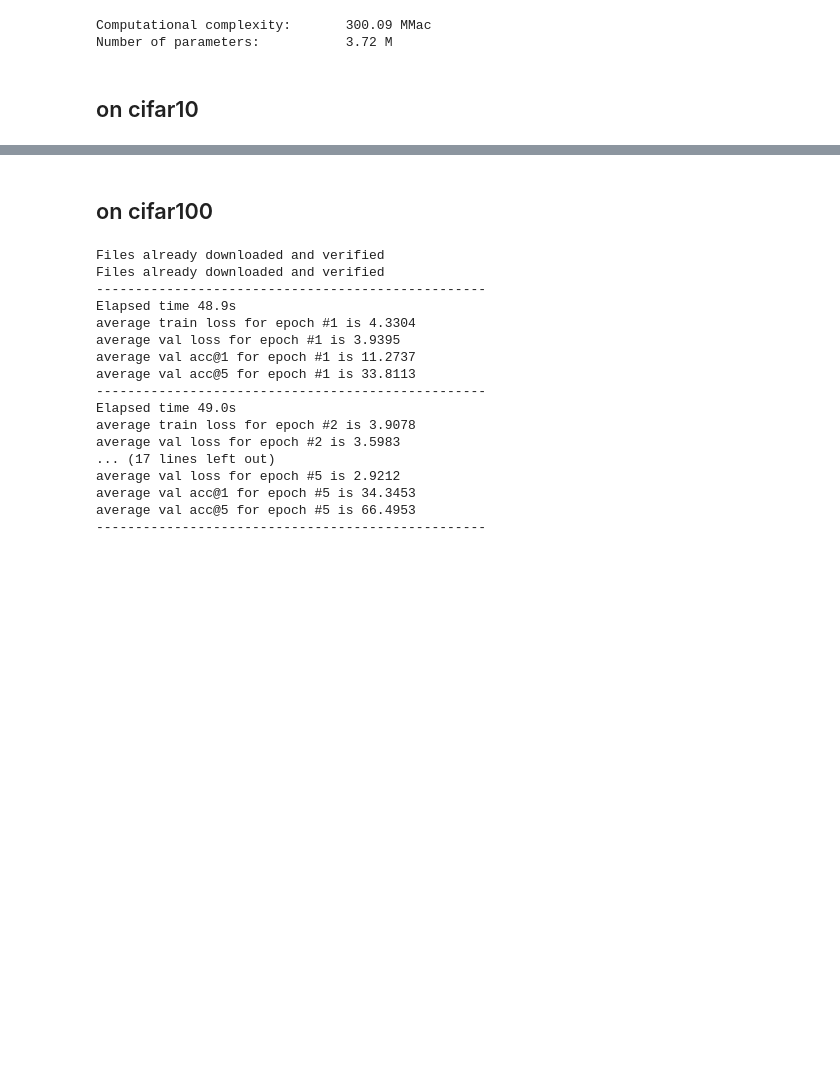
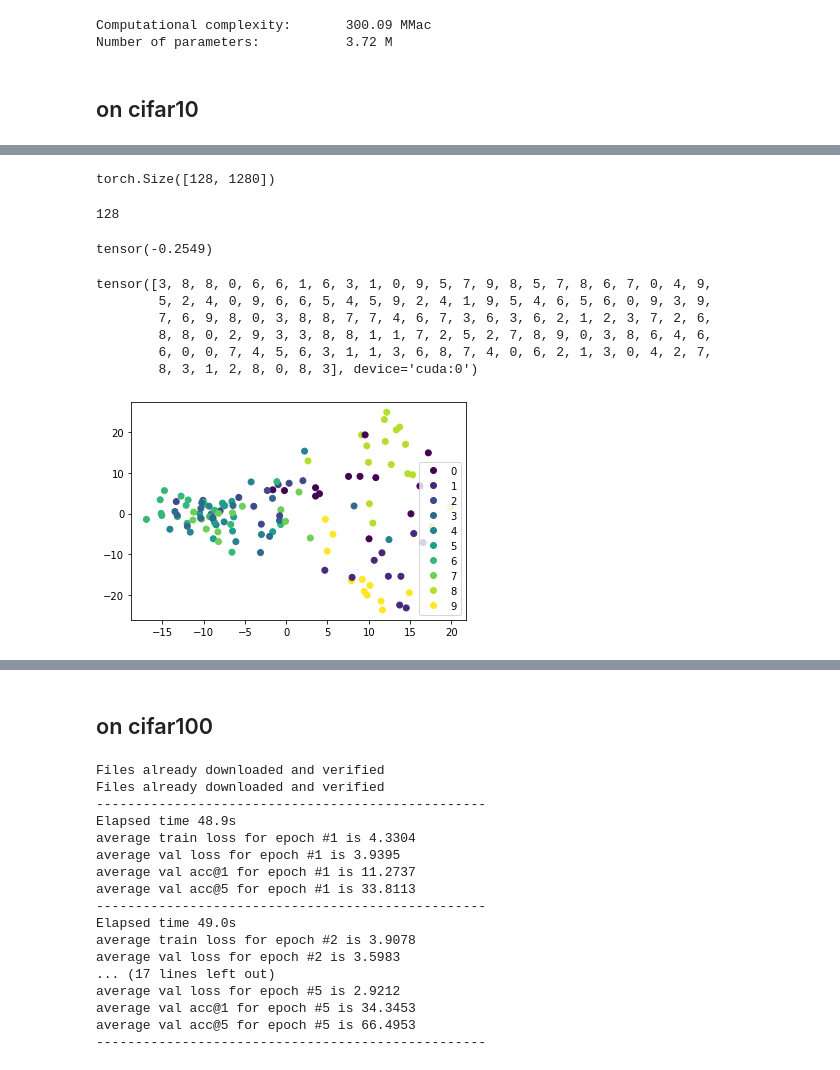
Before and after one commit to farhadhsn8/deep-learning, a Jupyter notebook: vision-transformer/vision_transformer.ipynb, the cells around one changed output, grey strips where cells are left out. Cells and saved outputs as stored; diff of their text form; code cells hidden in the pictures; blank space fills up the shorter version.

```diff
--- a/vision-transformer/vision_transformer.ipynb
+++ b/vision-transformer/vision_transformer.ipynb
@@ -561,0 +612,41 @@ average val acc@5 for epoch #5 is 97.2409
+# %%
+aaa = aaa.view(128 , -1)
+aaa.shape
+# %% [output]
+torch.Size([128, 1280])
+# %%
+ttt = ttt[0]
+len(ttt)
+# %% [output]
+128
+# %%
+aaa[-1,-1]
+# %% [output]
+tensor(-0.2549)
+# %%
+ttt
+# %% [output]
+tensor([3, 8, 8, 0, 6, 6, 1, 6, 3, 1, 0, 9, 5, 7, 9, 8, 5, 7, 8, 6, 7, 0, 4, 9,
+        5, 2, 4, 0, 9, 6, 6, 5, 4, 5, 9, 2, 4, 1, 9, 5, 4, 6, 5, 6, 0, 9, 3, 9,
+        7, 6, 9, 8, 0, 3, 8, 8, 7, 7, 4, 6, 7, 3, 6, 3, 6, 2, 1, 2, 3, 7, 2, 6,
+        8, 8, 0, 2, 9, 3, 3, 8, 8, 1, 1, 7, 2, 5, 2, 7, 8, 9, 0, 3, 8, 6, 4, 6,
+        6, 0, 0, 7, 4, 5, 6, 3, 1, 1, 3, 6, 8, 7, 4, 0, 6, 2, 1, 3, 0, 4, 2, 7,
+        8, 3, 1, 2, 8, 0, 8, 3], device='cuda:0')
+# %%
+ttt = ttt.to('cpu').detach().numpy().copy()
+aaa = aaa.to('cpu').detach().numpy().copy()
+# %%
+from sklearn.preprocessing import StandardScaler
+from sklearn.pipeline import Pipeline
+from sklearn.decomposition import PCA
+import matplotlib.pyplot as plt
+
+pca = PCA(n_components = 2)
+pipe = Pipeline([('scaler', StandardScaler()), ('pca', pca)])
+Xt = pipe.fit_transform(aaa)
+# %%
+plot = plt.scatter(Xt[:,0], Xt[:,1], c=ttt)
+plt.legend(handles=plot.legend_elements()[0], labels=range(10))
+plt.show()
+# %% [output]
+[figure, added]
```
Also changed, not shown: parts of 7 cells of this notebook.
